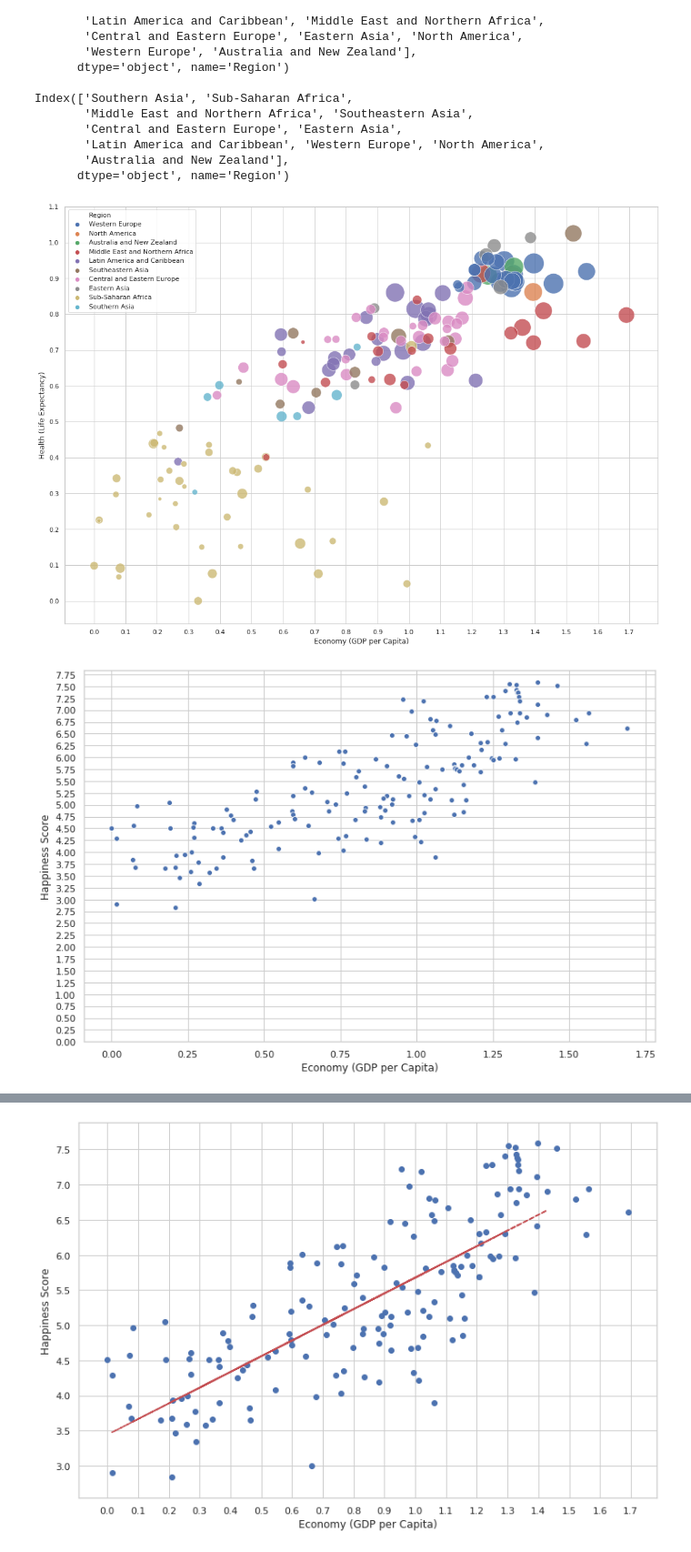
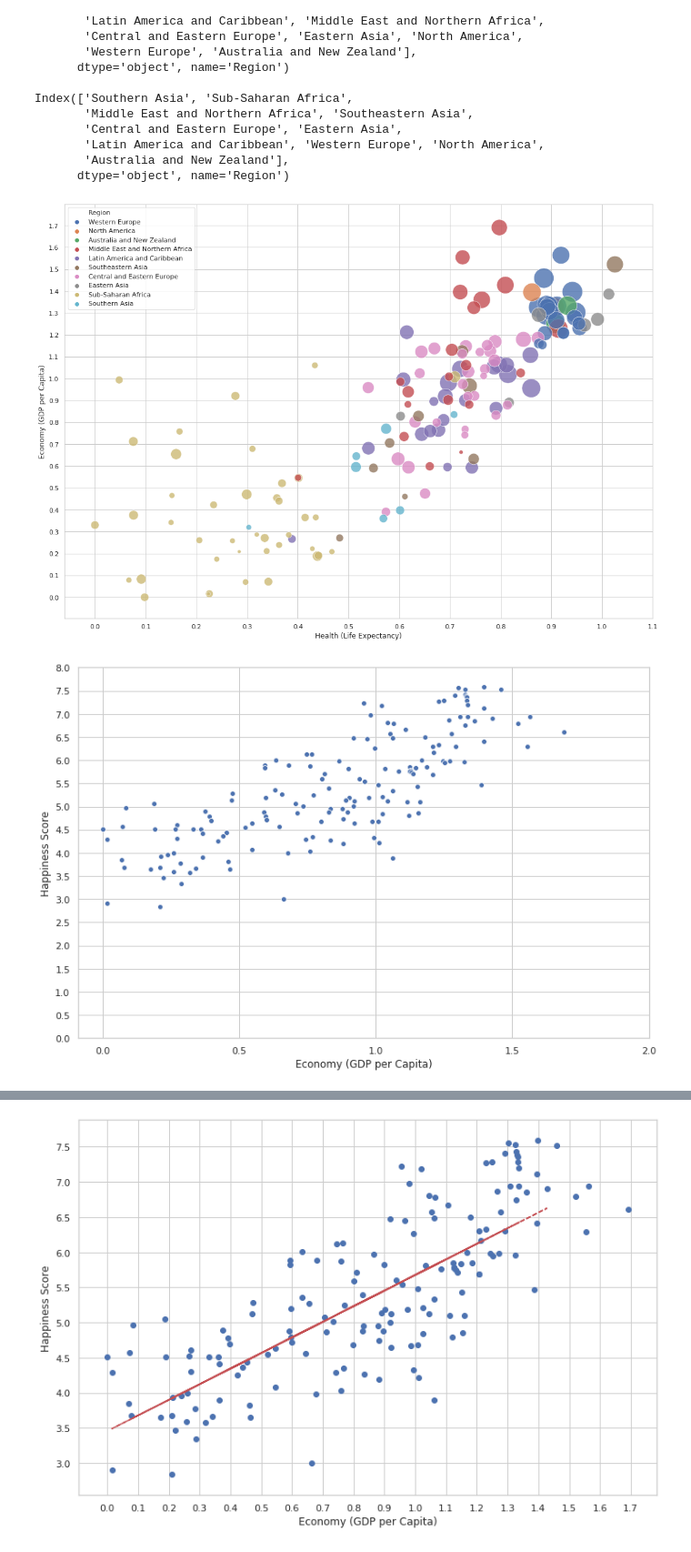
Before and after one commit to ArminD93/WorldHappinessReport, a Jupyter notebook: WorldHappinessReport_2015.ipynb, the cells around one changed output, grey strips where cells are left out. Shown at 91% size. Cells and saved outputs as stored; diff of their text form; code cells hidden in the pictures.

```diff
--- a/WorldHappinessReport_2015.ipynb
+++ b/WorldHappinessReport_2015.ipynb
@@ -161,5 +129,5 @@ DistributionObj.addStackedHist(list= ValueList, bins=35)
 # %%
-DistributionObj.addHist(value='Economy (GDP per Capita)', bins=30, set_height=3, set_width=8)
-CorrelationObj.addJointplot(x_data='Economy (GDP per Capita)', y_data='Health (Life Expectancy)', set_height=7, set_ratio=5)
+DistributionObj.addHist(value='Health (Life Expectancy)', bins=30, set_height=3, set_width=8)
+CorrelationObj.addJointplot(x_data='Health (Life Expectancy)', y_data='Economy (GDP per Capita)', set_height=7, set_ratio=5)
 plt.show()
 # %% [output]
@@ -168,5 +136,5 @@ plt.show()
 # %%
-DistributionObj.addDensityDistribution(value='Economy (GDP per Capita)', set_height=3, set_width=8)
-CorrelationObj.addJointplot(x_data='Economy (GDP per Capita)', y_data='Health (Life Expectancy)', set_height=7, set_ratio=5)
+DistributionObj.addDensityDistribution(value='Health (Life Expectancy)', set_height=3, set_width=8)
+CorrelationObj.addJointplot( x_data='Health (Life Expectancy)', y_data='Economy (GDP per Capita)',set_height=7, set_ratio=5)
 plt.show()
 # %% [output]
@@ -205,10 +173,10 @@ Index(['Southern Asia', 'Sub-Saharan Africa',
        'Australia and New Zealand'],
       dtype='object', name='Region')
 # %%
-CorrelationObj.addBubbleplot(x_data='Economy (GDP per Capita)', y_data='Health (Life Expectancy)', size='Happiness Score', hue_set='Region', step=0.1)
+CorrelationObj.addBubbleplot(x_data='Health (Life Expectancy)', y_data='Economy (GDP per Capita)', size='Happiness Score', hue_set='Region', step=0.1)
 # %% [output]
-[figure, old version]
+[figure, new version]
 # %%
-CorrelationObj.addScatterPlot(x_data='Economy (GDP per Capita)', y_data='Happiness Score', step=0.25)
+CorrelationObj.addScatterPlot(x_data='Economy (GDP per Capita)', y_data='Happiness Score', step=0.5)
 # %% [output]
-[figure, old version]
+[figure, new version]
```
Also changed, not shown: parts of 11 cells of this notebook.
